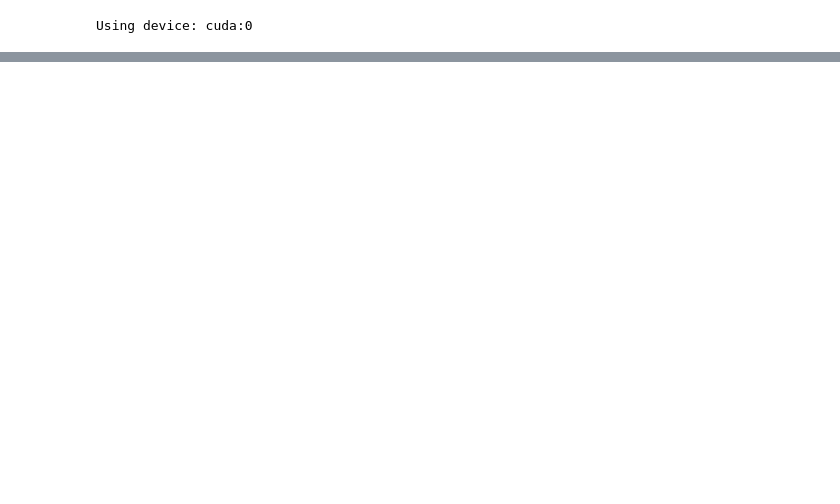
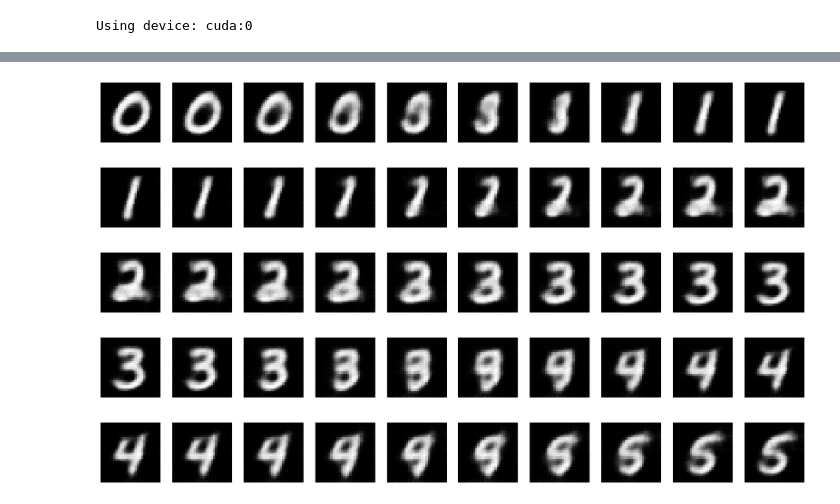
Before and after one commit to fcaretti/VAE_tutorial, a Jupyter notebook: VAE_intro.ipynb, the cells around one changed output, grey strips where cells are left out. Drawn from its saved outputs; the diff is of its cells as text; code cells hidden in the pictures; blank space fills up the shorter version.

```diff
--- a/VAE_intro.ipynb
+++ b/VAE_intro.ipynb
@@ -662,0 +276,20 @@ Clipping input data to the valid range for imshow with RGB data ([0..1] for floa
+# %%
+#after training, put back the network in the cpu
+VAE_mnist.to('cpu')
+
+with torch.no_grad():
+    # Get a batch of data and put it through the network
+    images, labels = next(iter(test_loader))
+    #images = images.view(images.size(0), -1)
+    _, representations, _ = VAE_mnist(images)
+
+if latent_dim!=2:
+    pca = PCA(n_components=2)
+    representations = pca.fit_transform(representations)
+plt.figure(figsize=(10, 6))
+for i in range(10):
+    indices = labels == i
+    plt.scatter(representations[indices, 0], representations[indices, 1], label=str(i), alpha=1, s=4)
+plt.legend()
+plt.title('2D Plot of representations')
+plt.show()
@@ -662,0 +349,60 @@ Clipping input data to the valid range for imshow with RGB data ([0..1] for floa
+# %%
+def interpolate_points(p1, p2, n_steps=10):
+    # Linear interpolation between two points in latent space
+    ratios = np.linspace(0, 1, num=n_steps)
+    vectors = [(1 - alpha) * p1 + alpha * p2 for alpha in ratios]
+    return np.array(vectors)
+
+def generate_images_from_path(vae, start_point, end_point, n_steps=10):
+    # Ensure the model is in evaluation mode
+    vae.eval()
+
+    # Interpolate between the start and end points
+    z_points = interpolate_points(start_point, end_point, n_steps=n_steps)
+
+    # Generate images along the path
+    images = []
+    with torch.no_grad():
+        for z in z_points:
+            z_tensor = torch.from_numpy(z).float().unsqueeze(0) # Add batch dimension
+            img = vae.decoder(z_tensor)
+            images.append(img.cpu().squeeze().numpy())  # Remove batch dimension and transfer to CPU
+
+    # Plotting
+    fig, axes = plt.subplots(1, n_steps, figsize=(n_steps * 2, 2))
+    for i, img in enumerate(images):
+        axes[i].imshow(img, cmap='gray')
+        axes[i].axis('off')
+    plt.show()
+
+def get_mean_latent_vector(vae, data_loader, digit):
+    mu_total = []
+    with torch.no_grad():
+        for images, labels in data_loader:
+            # Filter images by digit
+            filtered_indices = labels == digit
+            filtered_images = images[filtered_indices]
+            if len(filtered_images) > 0:
+                encoded = vae.encoder(filtered_images)
+                mu = vae.fc_mu(encoded)
+                mu_total.append(mu.cpu())
+    mu_mean = torch.cat(mu_total, dim=0).mean(dim=0)  # Average mu across all selected images
+    return mu_mean
+
+
+starting_digit = 1
+ending_digit = 6
+
+for i in range(10):
+    starting_digit = i
+    ending_digit = (i+1)%10
+    mu_start = get_mean_latent_vector(VAE_mnist, train_loader_2, digit=starting_digit).numpy()
+    mu_end = get_mean_latent_vector(VAE_mnist, train_loader_2, digit=ending_digit).numpy()
+
+    generate_images_from_path(VAE_mnist, mu_start, mu_end, n_steps=10)
+# %% [output]
+[figure, added]
+[figure, added]
+[figure, added]
+[figure, added]
+[figure, added]
```
Also changed, not shown: parts of 48 cells of this notebook, 1 other file.
